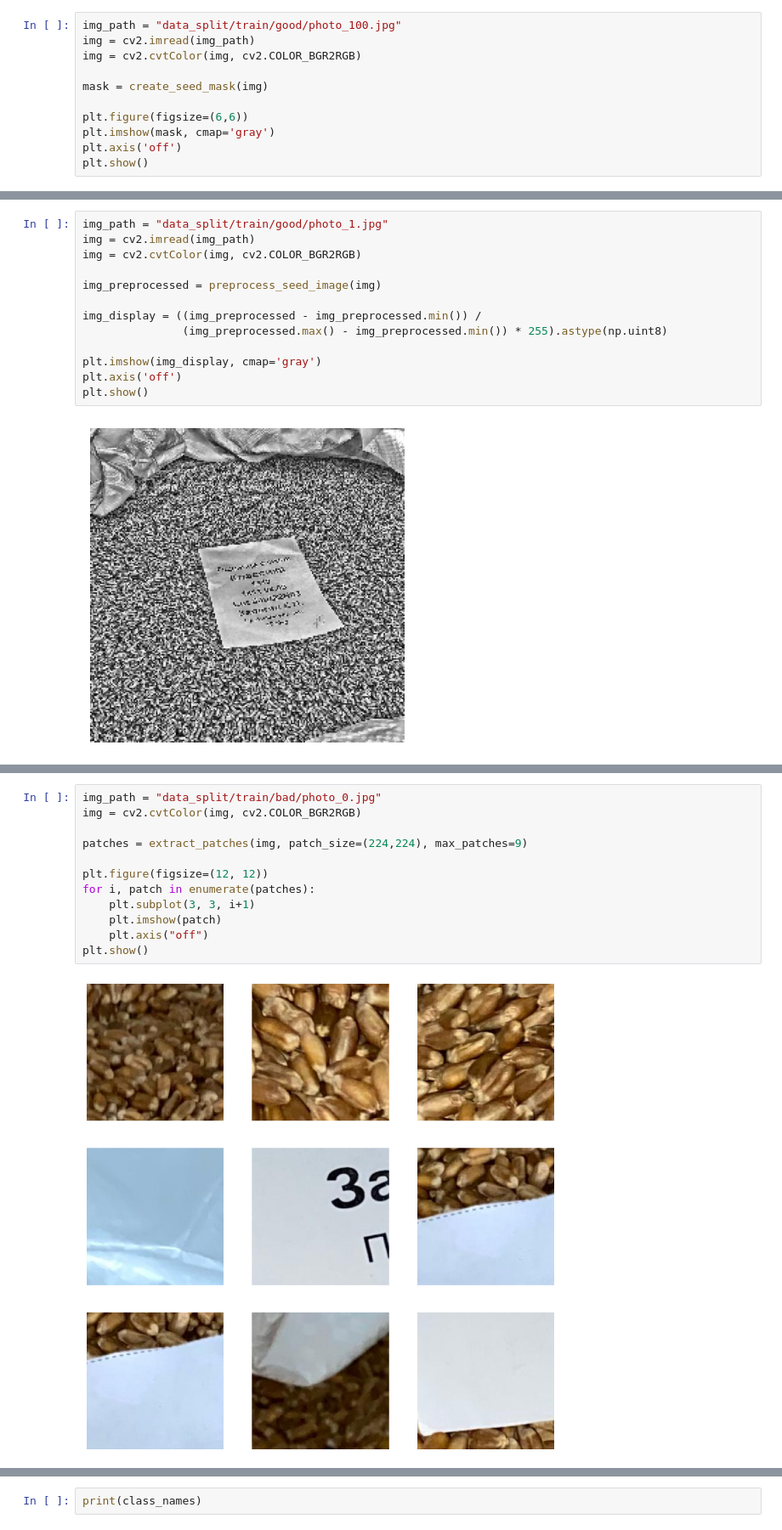
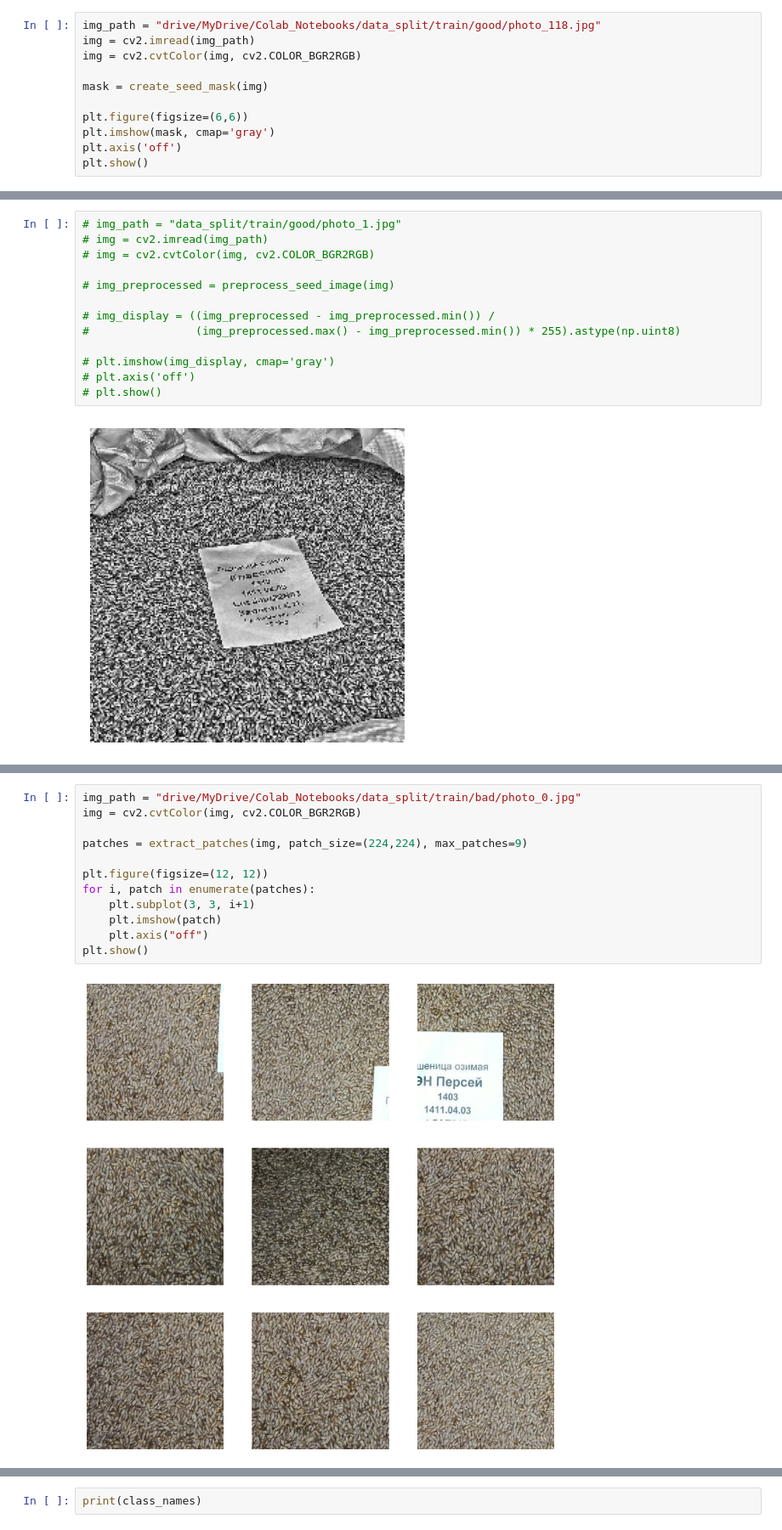
Before and after one commit to hdl0909/classification-of-seeds-by-quality, a Jupyter notebook: model.ipynb, the cells around one changed output, grey strips where cells are left out. Shown at 85% size. Drawn from its saved outputs; the diff is of its cells as text.

```diff
--- a/model.ipynb
+++ b/model.ipynb
@@ -149,7 +176,7 @@ def create_seed_mask(img, lower_seed=np.array([0,0,0]), upper_seed=np.array([180
 
     return mask
 # %%
-img_path = "data_split/train/good/photo_100.jpg"
+img_path = "drive/MyDrive/Colab_Notebooks/data_split/train/good/photo_118.jpg"
 img = cv2.imread(img_path)
 img = cv2.cvtColor(img, cv2.COLOR_BGR2RGB)
 
@@ -181,16 +210,16 @@ def preprocess_seed_image(img, target_size=(224,224)):
 # %%
-img_path = "data_split/train/good/photo_1.jpg"
-img = cv2.imread(img_path)
-img = cv2.cvtColor(img, cv2.COLOR_BGR2RGB)
+# img_path = "data_split/train/good/photo_1.jpg"
+# img = cv2.imread(img_path)
+# img = cv2.cvtColor(img, cv2.COLOR_BGR2RGB)
 
-img_preprocessed = preprocess_seed_image(img)
+# img_preprocessed = preprocess_seed_image(img)
 
-img_display = ((img_preprocessed - img_preprocessed.min()) /
-               (img_preprocessed.max() - img_preprocessed.min()) * 255).astype(np.uint8)
+# img_display = ((img_preprocessed - img_preprocessed.min()) /
+#                (img_preprocessed.max() - img_preprocessed.min()) * 255).astype(np.uint8)
 
-plt.imshow(img_display, cmap='gray')
-plt.axis('off')
-plt.show()
+# plt.imshow(img_display, cmap='gray')
+# plt.axis('off')
+# plt.show()
 # %% [output]
 [figure]
 # %%
@@ -253,14 +251,14 @@ def preprocess_patch_bag(img, target_size=(224,224), max_patches=5):
 # %%
-img_path = "data_split/train/bad/photo_0.jpg"
+img_path = "drive/MyDrive/Colab_Notebooks/data_split/train/bad/photo_0.jpg"
 img = cv2.cvtColor(img, cv2.COLOR_BGR2RGB)
 
 patches = extract_patches(img, patch_size=(224,224), max_patches=9)
 
 plt.figure(figsize=(12, 12))
 for i, patch in enumerate(patches):
     plt.subplot(3, 3, i+1)
     plt.imshow(patch)
     plt.axis("off")
 plt.show()
 # %% [output]
-[figure, old version]
+[figure, new version]
```
Also changed, not shown: parts of 47 cells of this notebook.
